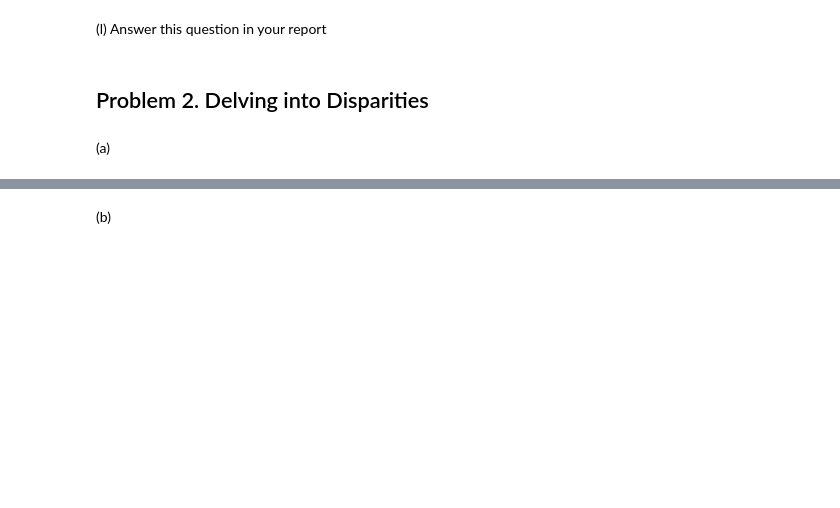
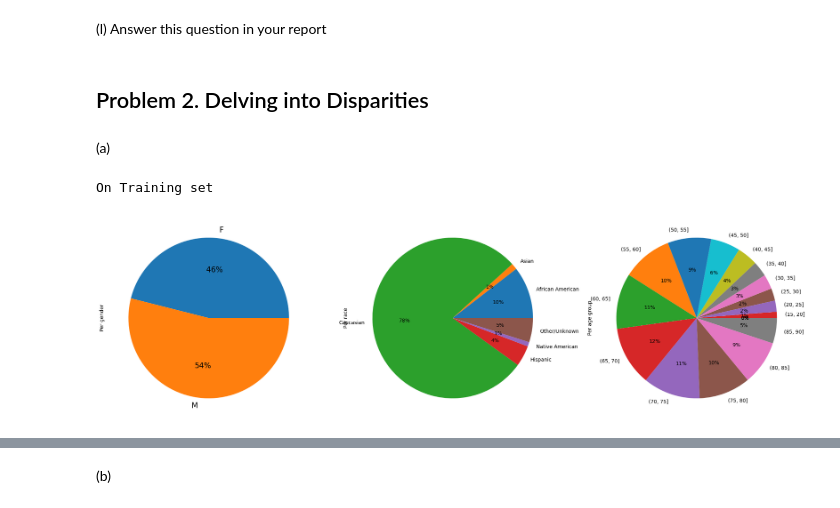
Before and after one commit to Anthonyma0706/ICU_mortality_prediction, a Jupyter notebook: homework1_student_ver.ipynb, the cells around one changed output, grey strips where cells are left out. Saved outputs shown, nothing was run; the diff lists cells and outputs as text; code cells hidden in the pictures; blank space fills up the shorter version.

```diff
--- a/homework1_student_ver.ipynb
+++ b/homework1_student_ver.ipynb
@@ -523,0 +513,27 @@ d
+# %%
+bins = np.arange(0,100,5)
+df_train_plot = X_train_raw.copy(deep=True).reset_index(drop=True)
+df_test_plot = X_test_raw.copy(deep=True).reset_index(drop=True)
+df_train_plot['age_group'] = pd.cut(df_train_plot['age'], bins=bins)
+df_test_plot['age_group'] = pd.cut(df_test_plot['age'], bins=bins)
+# %%
+print('On Training set')
+fig, (ax1, ax2, ax3) = plt.subplots(ncols=3, figsize=(20, 7))
+
+df_train_plot.groupby('gender').size().plot(kind='pie', autopct='%1.0f%%',
+                            textprops={'fontsize': 15},ax=ax1)
+
+df_train_plot.groupby('ethnicity').size().plot(kind='pie', autopct='%1.0f%%',
+                            textprops={'fontsize': 10},ax=ax2)
+
+df_train_plot.groupby('age_group').size().plot(kind='pie', autopct='%1.0f%%',
+                            textprops={'fontsize': 10},ax=ax3)
+
+ax1.set_ylabel('Per gender', size=10)
+ax2.set_ylabel('Per race', size=10)
+ax3.set_ylabel('Per age group', size=10)
+plt.tight_layout()
+plt.show()
+# %% [output]
+On Training set
+[figure, added]
```
Also changed, not shown: parts of 17 cells of this notebook.
